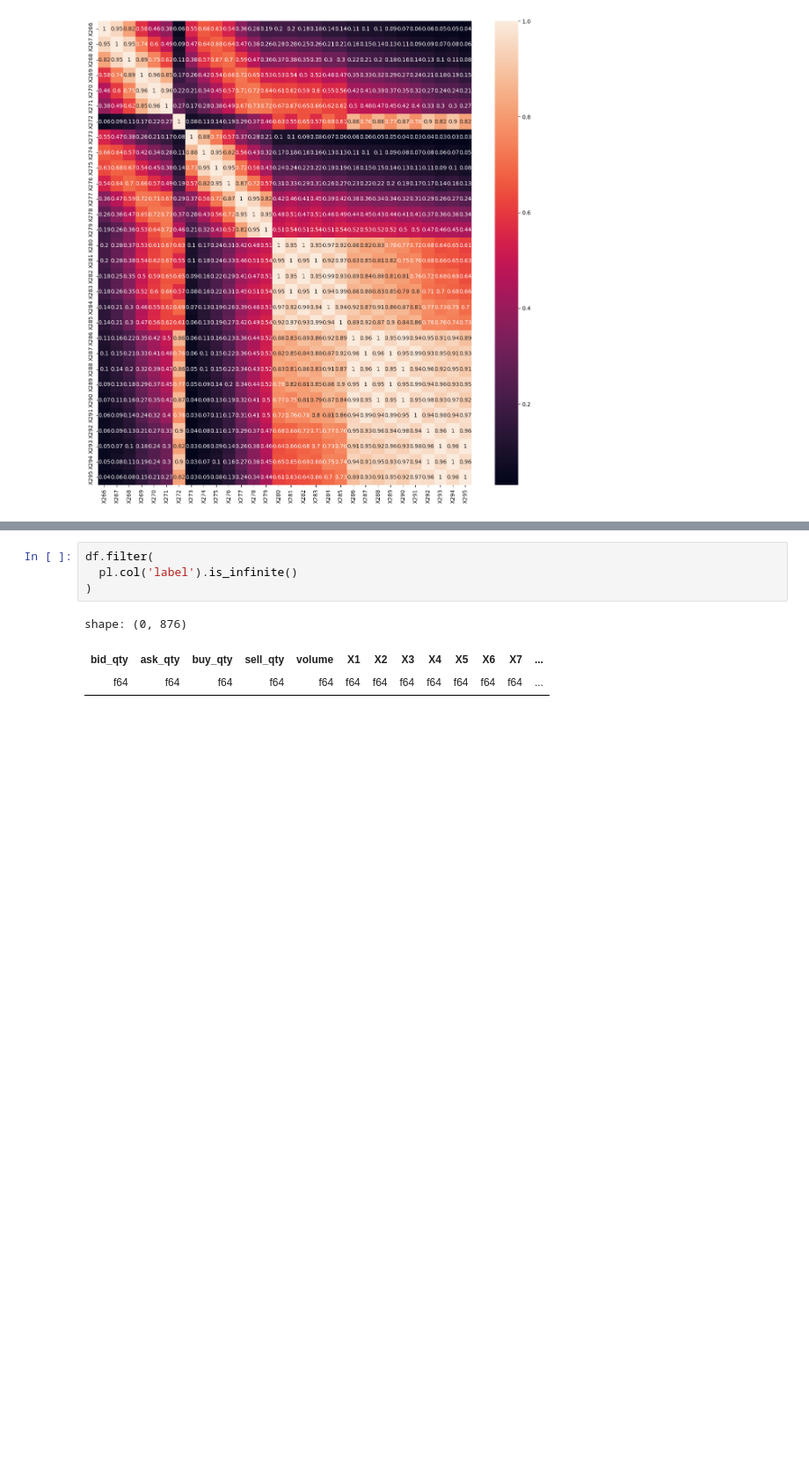
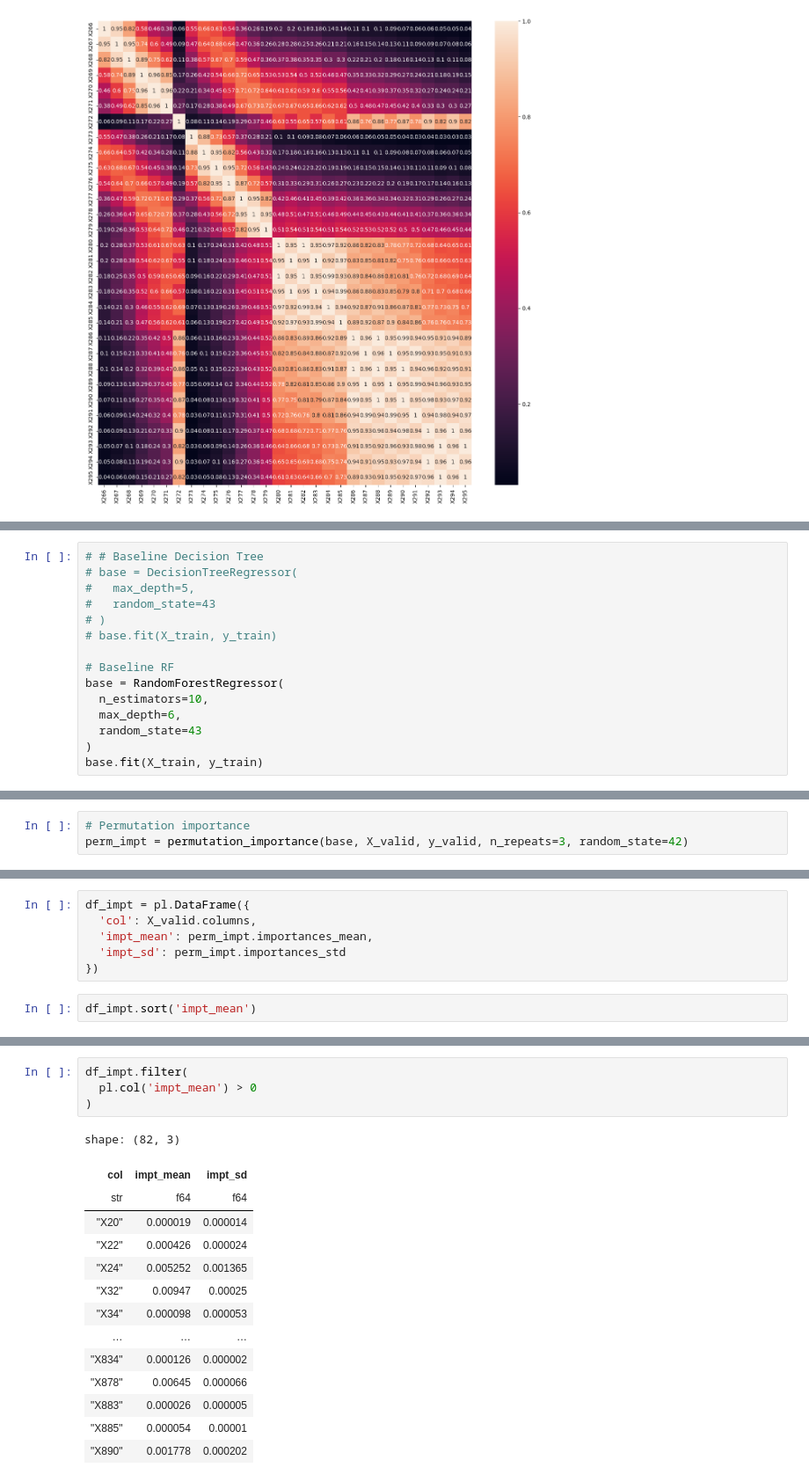
Before and after one commit to minimartzz/drw-crypto-market-prediction, a Jupyter notebook: data_exploration.ipynb, the cells around one changed output, grey strips where cells are left out. Shown at 88% size. Cells and saved outputs as stored; diff of their text form; blank space fills up the shorter version.

Commit message:
Update: Added new financial metrics, tested permutation importance

```diff
--- a/data_exploration.ipynb
+++ b/data_exploration.ipynb
@@ -98,0 +186,15 @@ columns_with_inf = (df
+# %%
+# # Baseline Decision Tree
+# base = DecisionTreeRegressor(
+#   max_depth=5,
+#   random_state=43
+# )
+# base.fit(X_train, y_train)
+
+# Baseline RF
+base = RandomForestRegressor(
+  n_estimators=10,
+  max_depth=6,
+  random_state=43
+)
+base.fit(X_train, y_train)
@@ -98,0 +203,3 @@ columns_with_inf = (df
+# %%
+# Permutation importance
+perm_impt = permutation_importance(base, X_valid, y_valid, n_repeats=3, random_state=42)
@@ -98,0 +208,8 @@ columns_with_inf = (df
+# %%
+df_impt = pl.DataFrame({
+  'col': X_valid.columns,
+  'impt_mean': perm_impt.importances_mean,
+  'impt_sd': perm_impt.importances_std
+})
+# %%
+df_impt.sort('impt_mean')
@@ -99,8 +231,19 @@ columns_with_inf = (df
 # %%
-df.filter(
-  pl.col('label').is_infinite()
+df_impt.filter(
+  pl.col('impt_mean') > 0
 )
 # %% [output]
-shape: (0, 876)
+shape: (82, 3)
-| bid_qty | ask_qty | buy_qty | sell_qty | volume | X1 | X2 | X3 | X4 | X5 | X6 | X7 | ... |
-| f64 | f64 | f64 | f64 | f64 | f64 | f64 | f64 | f64 | f64 | f64 | f64 | ... |
+| col | impt_mean | impt_sd |
+| str | f64 | f64 |
+| "X20" | 0.000019 | 0.000014 |
+| "X22" | 0.000426 | 0.000024 |
+| "X24" | 0.005252 | 0.001365 |
+| "X32" | 0.00947 | 0.00025 |
+| "X34" | 0.000098 | 0.000053 |
+| … | … | … |
+| "X834" | 0.000126 | 0.000002 |
+| "X878" | 0.00645 | 0.000066 |
+| "X883" | 0.000026 | 0.000005 |
+| "X885" | 0.000054 | 0.00001 |
+| "X890" | 0.001778 | 0.000202 |
```
Also changed, not shown: parts of 23 cells of this notebook.
